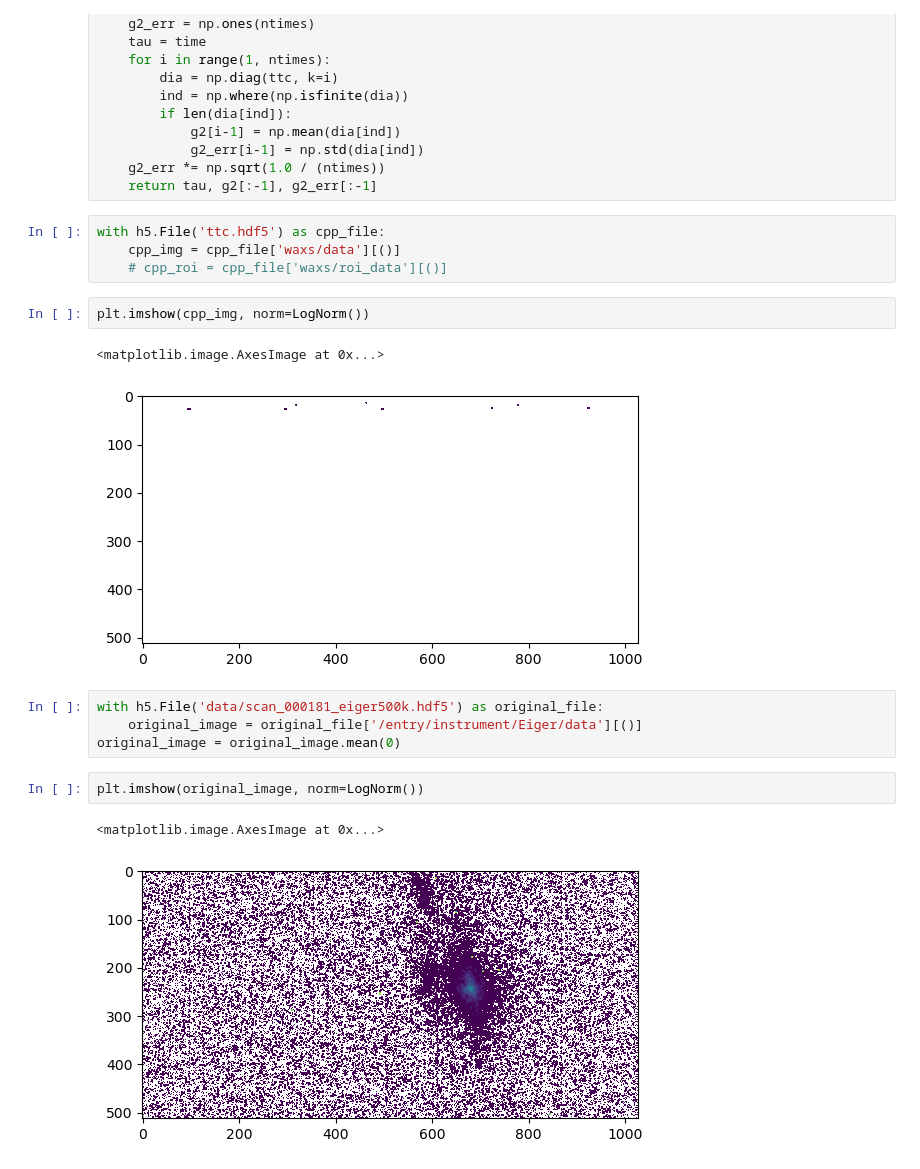
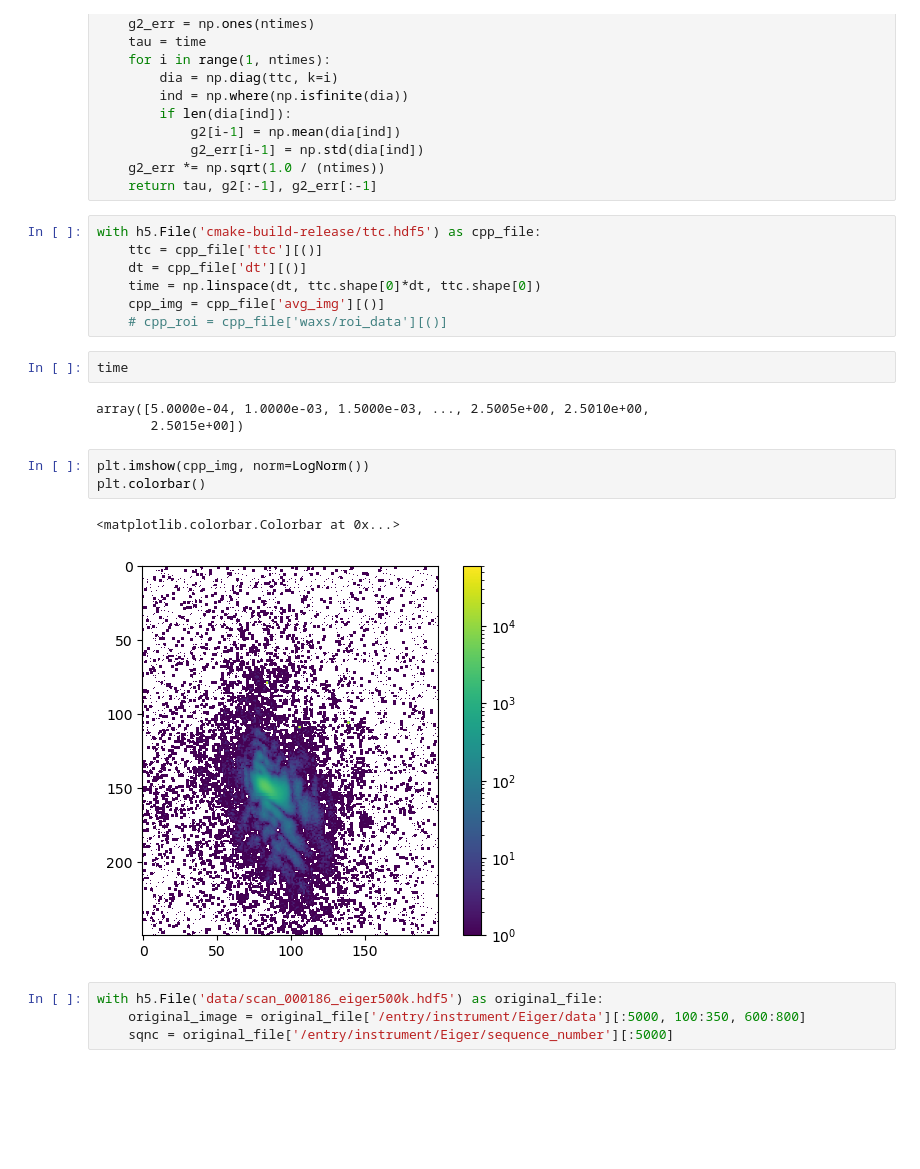
Before and after one commit to JAndronis/xpcs_analysis_cpp, a Jupyter notebook: analysis.ipynb, the cells around one changed output. Cells and saved outputs as stored; diff of their text form; blank space fills up the shorter version.

```diff
--- a/analysis.ipynb
+++ b/analysis.ipynb
@@ -36,20 +162,24 @@ def ttc_to_g2(ttc, time=None):
     g2_err *= np.sqrt(1.0 / (ntimes))
     return tau, g2[:-1], g2_err[:-1]
 # %%
-with h5.File('ttc.hdf5') as cpp_file:
-    cpp_img = cpp_file['waxs/data'][()]
+with h5.File('cmake-build-release/ttc.hdf5') as cpp_file:
+    ttc = cpp_file['ttc'][()]
+    dt = cpp_file['dt'][()]
+    time = np.linspace(dt, ttc.shape[0]*dt, ttc.shape[0])
+    cpp_img = cpp_file['avg_img'][()]
     # cpp_roi = cpp_file['waxs/roi_data'][()]
+# %%
+time
+# %% [output]
+array([5.0000e-04, 1.0000e-03, 1.5000e-03, ..., 2.5005e+00, 2.5010e+00,
+       2.5015e+00])
 # %%
 plt.imshow(cpp_img, norm=LogNorm())
+plt.colorbar()
 # %% [output]
-<matplotlib.image.AxesImage at 0x...>
+<matplotlib.colorbar.Colorbar at 0x...>
-[figure, old version]
+[figure, new version]
 # %%
-with h5.File('data/scan_000181_eiger500k.hdf5') as original_file:
-    original_image = original_file['/entry/instrument/Eiger/data'][()]
-original_image = original_image.mean(0)
+with h5.File('data/scan_000186_eiger500k.hdf5') as original_file:
+    original_image = original_file['/entry/instrument/Eiger/data'][:5000, 100:350, 600:800]
+    sqnc = original_file['/entry/instrument/Eiger/sequence_number'][:5000]
-# %%
-plt.imshow(original_image, norm=LogNorm())
-# %% [output]
-<matplotlib.image.AxesImage at 0x...>
-[figure, removed]
```
Also changed, not shown: parts of 15 cells of this notebook, 5 other files.
